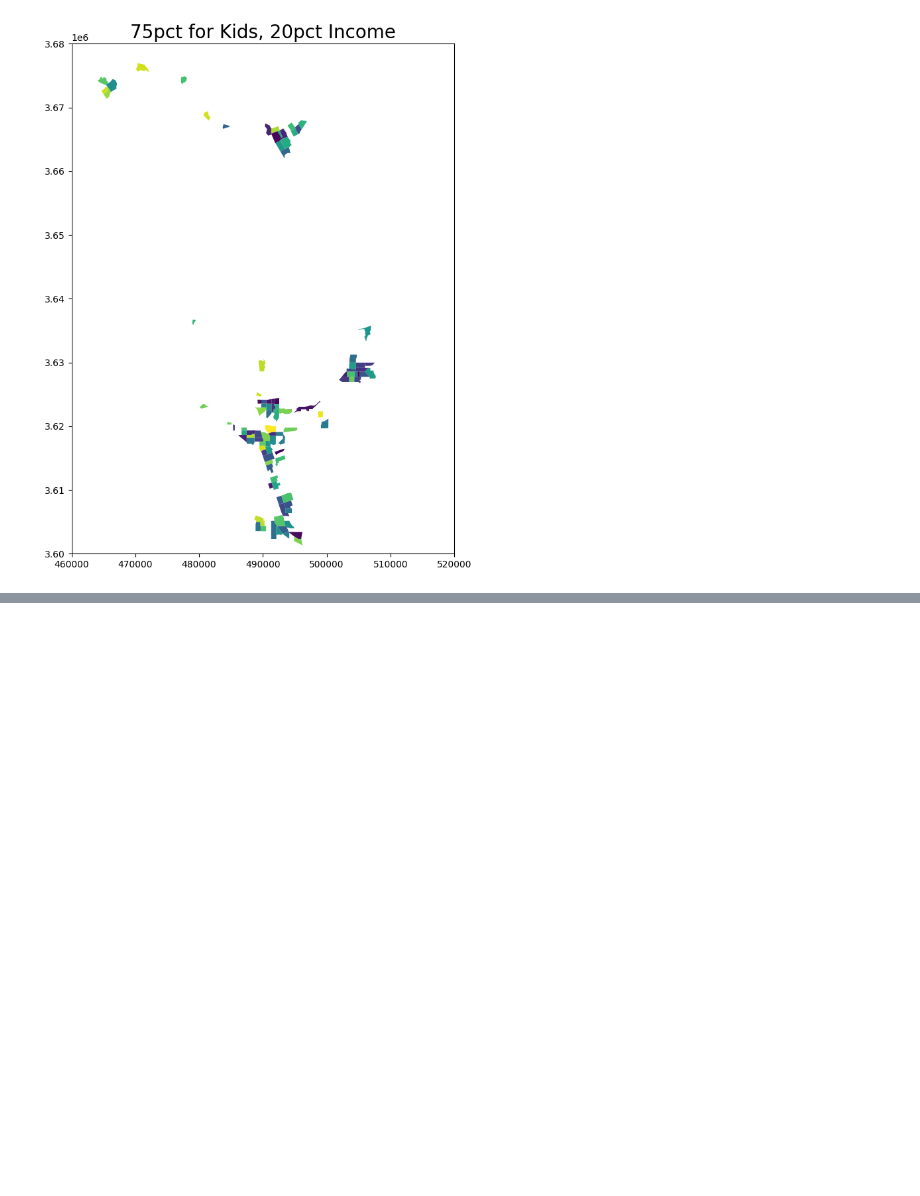
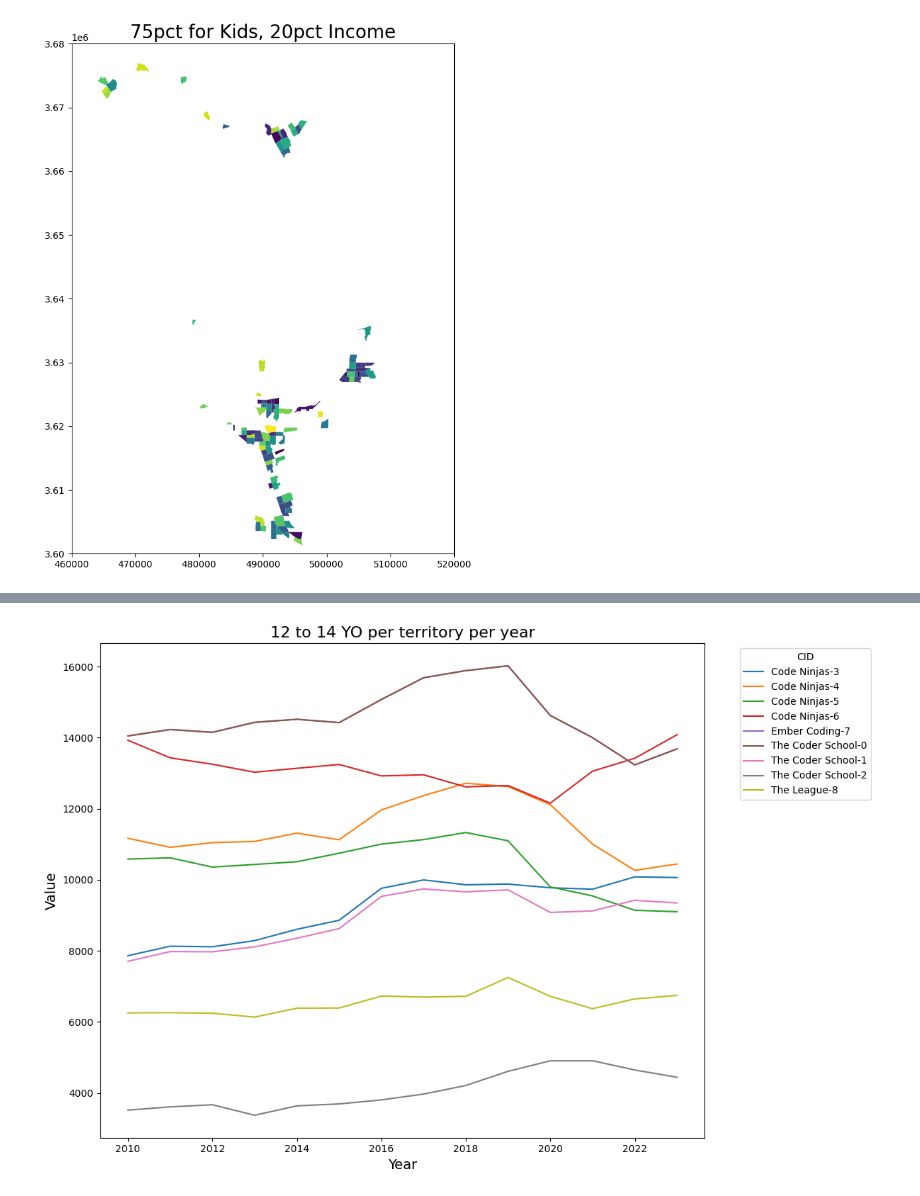
Before and after one commit to jointheleague/marketing-data, a Jupyter notebook: notebooks/ericbusboom/child_density.ipynb, the cells around one changed output, grey strips where cells are left out. Drawn from its saved outputs; the diff is of its cells as text; code cells hidden in the pictures; blank space fills up the shorter version.

```diff
--- a/notebooks/ericbusboom/child_density.ipynb
+++ b/notebooks/ericbusboom/child_density.ipynb
@@ -70,6 +70,8 @@ ax.set_title('Child Density in San Diego County', fontdict={'fontsize': 20, 'fon
 
 
 t.to_file(dd / "child_density.geojson", driver='GeoJSON')
+
+chld = t[['geoid', 'name','area', 'boys', 'girls', 'child', 'child_density','geometry']].copy()
 # %% [output]
 [figure]
 # %%
@@ -206,0 +342,8 @@ df
+# %%
+ter = gpd.GeoDataFrame(territories[['cid', 'isochrone']].copy(), geometry='isochrone')
+ter10 = ter.sjoin(tract_2010[['geoid', 'geometry']].to_crs(ter.crs), predicate='intersects')
+ter10 = ter10[['cid', 'geoid']].copy()
+
+
+ter20 = ter.sjoin(tract_2020[['geoid', 'geometry']].to_crs(ter.crs), predicate='intersects')
+ter20 = ter20[['cid', 'geoid']].copy()
@@ -206,0 +375,13 @@ df
+# %%
+from functools import reduce
+
+# Merge all dataframes in the frames list on the 'geoid' column
+census10 = reduce(lambda left, right: pd.merge(left, right, on='geoid', how='outer'), frames10)
+census20 = reduce(lambda left, right: pd.merge(left, right, on='geoid', how='outer'), frames20)
+
+t10 = ter10.merge(census10, on='geoid', how='left').drop(columns=['geoid']).groupby('cid').sum().sort_index()
+t20 = ter20.merge(census20, on='geoid', how='left').drop(columns=['geoid']).groupby('cid').sum().sort_index()
+
+tc_ts = pd.concat([t10, t20], axis=1)
+
+tc_ts
@@ -206,0 +400,22 @@ df
+# %%
+t = tc_ts
+
+t = t.groupby('cid').sum()
+
+# Plotting the multi-line chart
+fig, ax = plt.subplots(figsize=(12, 8))
+
+# Plot each row as a line
+for index, row in t.iterrows():
+    ax.plot(range(2010, 2024), row.values, label=index)
+
+# Add labels, title, and legend
+ax.set_xlabel('Year', fontsize=14)
+ax.set_ylabel('Value', fontsize=14)
+ax.set_title('12 to 14 YO per territory per year', fontsize=16)
+ax.legend(title='CID', bbox_to_anchor=(1.05, 1), loc='upper left')
+
+plt.tight_layout()
+plt.show()
+# %% [output]
+[figure, added]
```
Also changed, not shown: parts of 15 cells of this notebook, 22 other files.
